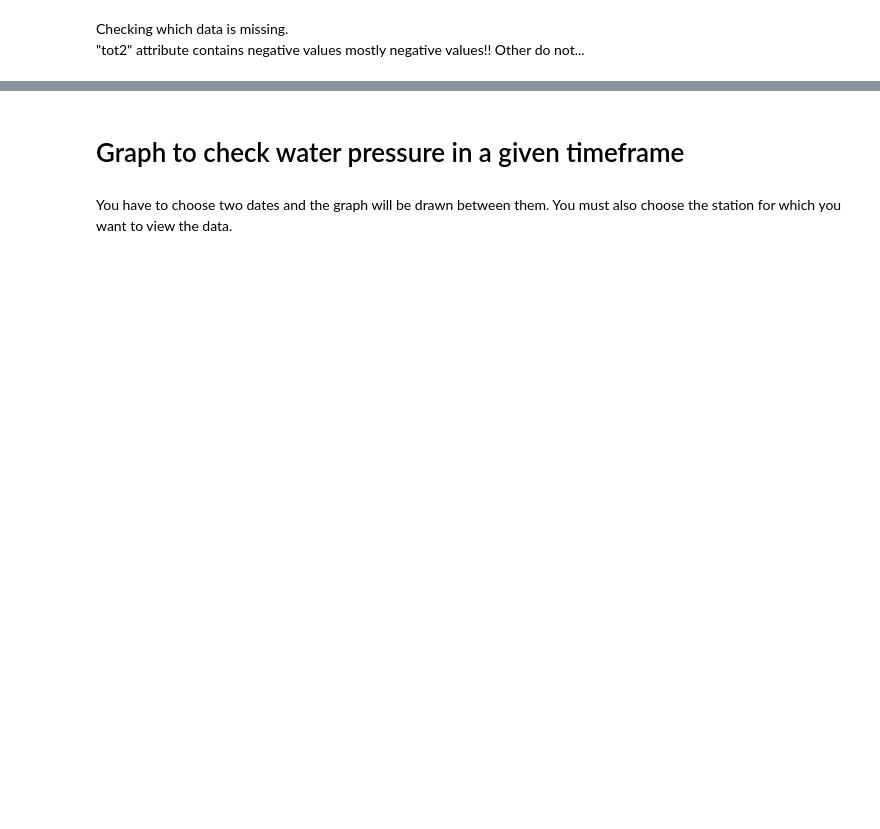
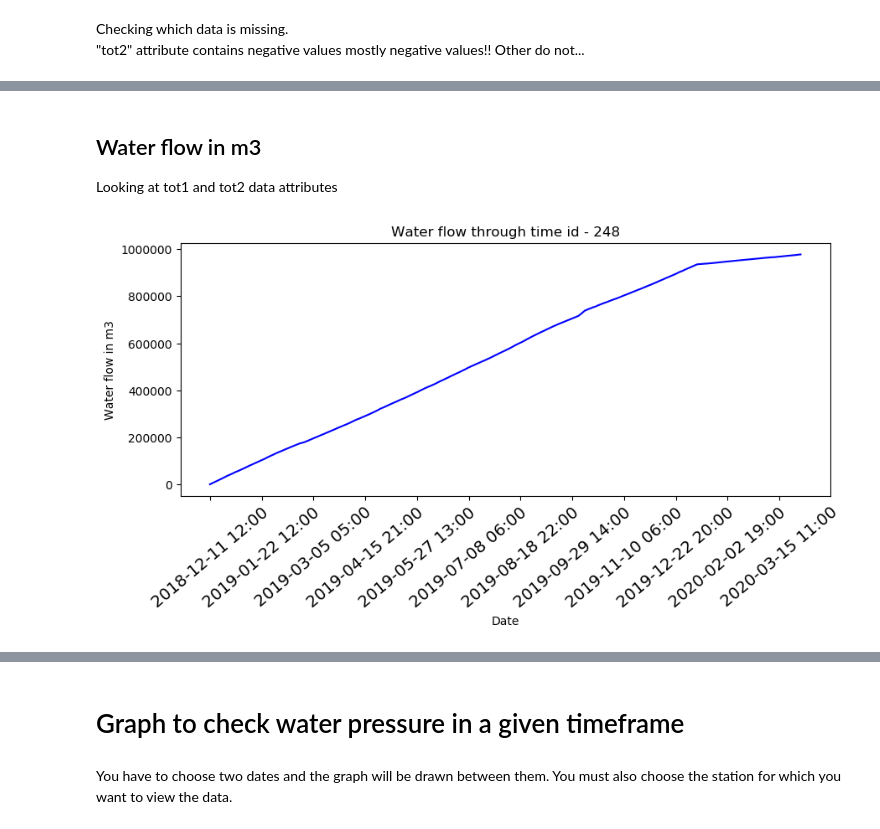
Before and after one commit to Zan-23/IJS_water_loss, a Jupyter notebook: notebooks/Intial data analysis.ipynb, the cells around one changed output, grey strips where cells are left out. Drawn from its saved outputs; the diff is of its cells as text; code cells hidden in the pictures; blank space fills up the shorter version.

```diff
--- a/notebooks/Intial data analysis.ipynb
+++ b/notebooks/Intial data analysis.ipynb
@@ -163,0 +258,25 @@ plt.show()
+# %% [markdown]
+## Water flow in m3
+Looking at tot1 and tot2 data attributes
+# %%
+y_axis_tot1_249 = data_249_by_hour[["tot1"]].to_numpy()
+y_axis_tot1_248 = data_248_by_hour[["tot1"]].to_numpy()
+# %%
+def draw_x_y__water_graph(timestamp_x, waterflow_y, id_m):
+    g_color = "blue"
+    if id_m == 249 or id_m == "249":
+        g_color = "red"
+
+    fig = plt.figure(figsize=(10, 4), dpi= 100, facecolor='w')
+    plt.plot(timestamp_x, waterflow_y, color = g_color)
+    plt.xticks([i for i in range(0,len(y_axis_data), 1000)], rotation=40)
+    plt.rc('xtick',labelsize=8)
+
+    plt.ylabel('Water flow in m3')
+    plt.xlabel('Date')
+    plt.title('Water flow through time id - ' + str(id_m))
+    plt.show()
+
+draw_x_y__water_graph(timestamp_data_248, y_axis_tot1_248, 248)
+# %% [output]
+[figure, added]
```
Also changed, not shown: parts of 23 cells of this notebook, 1 other file.
